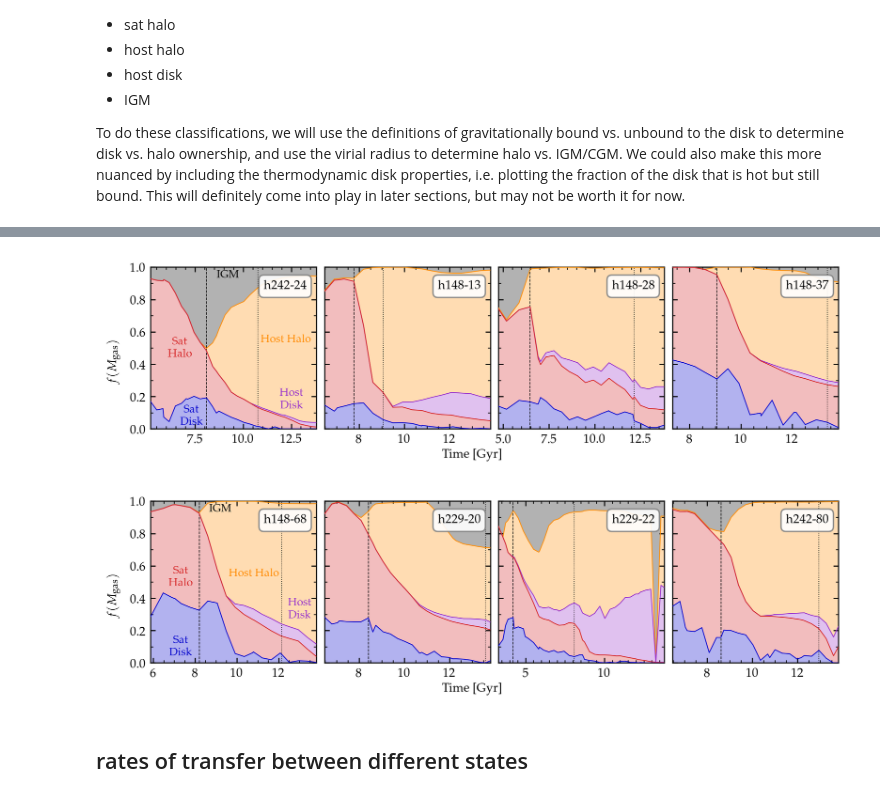
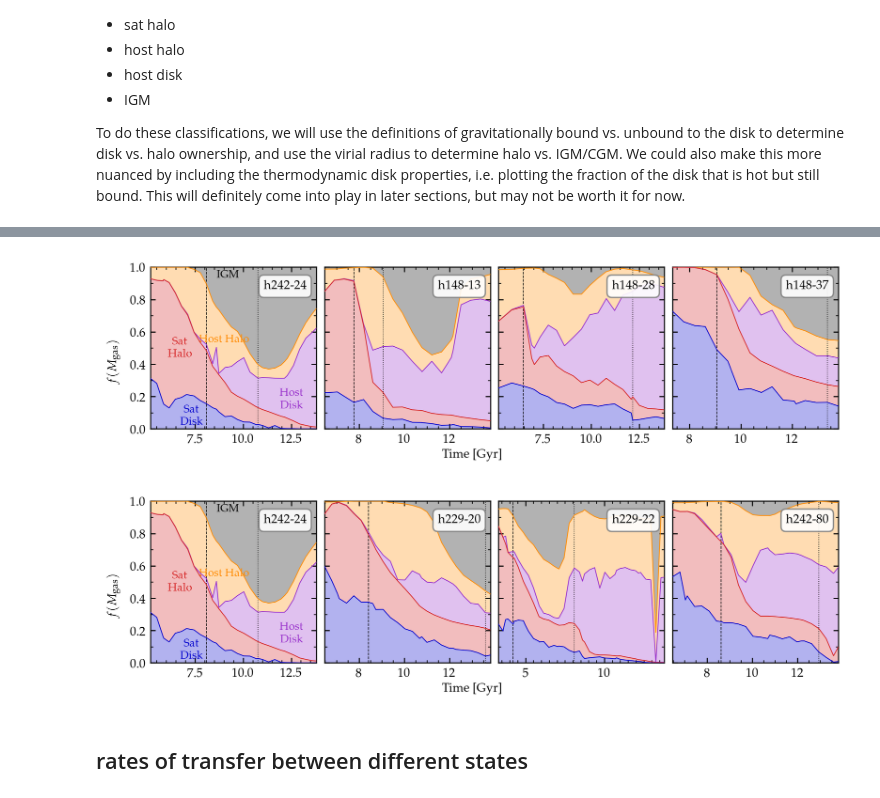
Before and after one commit to hollisakins/Justice_League_Code, a Jupyter notebook: Analysis/RamPressure/ParticleTrackingPlots.ipynb, the cells around one changed output, grey strips where cells are left out. Cells and saved outputs as stored; diff of their text form; code cells hidden in the pictures.

Commit message:
particle tracking with spatial cut

```diff
--- a/Analysis/RamPressure/ParticleTrackingPlots.ipynb
+++ b/Analysis/RamPressure/ParticleTrackingPlots.ipynb
@@ -196,5 +197,0 @@ We need to first define our gravitationally bound disk:
-# %%
-path = '../../Data/ram_pressure.hdf5'
-properties = pd.read_hdf(path, key=key)
-# %%
-data = pd.merge(particles, masses, on='time', how='left')
@@ -253,3 +211,9 @@ CGM = ~in_satellite
+# %%
+data['sat_disk'] = sat_disk
+data['sat_halo'] = sat_halo
+data['host_disk'] = host_disk
+data['host_halo'] = host_halo
+data['IGM'] = IGM
 # %%
 times = np.unique(data.time)
 
@@ -336,14 +295,22 @@ def fill_fractions_ax(key, ax, label=False):
     data = pd.read_hdf(path, key=key)
     timescales = read_timescales()
 
-    # temporary
-    data = data.rename(columns={'sat_disk': 'sat_disk_wrong', 'host_disk': 'host_disk_wrong',
-                                'sat_halo': 'sat_halo_wrong', 'host_halo': 'host_halo_wrong'})
+    grav_disk_sat = np.array(data.ratio_sat) < 1
+    grav_disk_host = np.array(data.ratio_host) < 1
+    in_satellite = np.array(data.r_per_Rvir) < 1
+    in_host = np.array(data.r_rel_host_per_Rvir) < 1
 
-    data['sat_disk'] = (data.rho >= 0.1) & (data.temp <= 1.2e4) & (data.r <= 3)
-    data['sat_halo'] = (data.r_per_Rvir < 1) & ~data.sat_disk
-    data['host_disk'] = (data.rho >= 0.1) & (data.temp <= 1.2e4) & (data.r_per_Rvir > 1) & (data.h1dist < 0.1)
-    data['host_halo'] = (data.r_per_Rvir > 1) & (data.h1dist < 1) & ~data.host_disk
+    sat_disk = grav_disk_sat & in_satellite
+    sat_halo = ~grav_disk_sat & in_satellite
+    host_disk = grav_disk_host & ~in_satellite & in_host
+    host_halo = ~grav_disk_host & ~in_satellite & in_host
+    IGM = ~in_host
+
+    data['sat_disk'] = sat_disk
+    data['sat_halo'] = sat_halo
+    data['host_disk'] = host_disk
+    data['host_halo'] = host_halo
+    data['IGM'] = IGM
 
     times = np.unique(data.time)
 
@@ -395,7 +362,7 @@ def fill_fractions_ax(key, ax, label=False):
             ax.annotate('Sat \n Disk',(7.3,0.08),ha='center', va='center', color=colors[0], size=fontsize)
             ax.annotate('Sat \n Halo',(6.7,0.5),ha='center', va='center', color=colors[1], size=fontsize)
             ax.annotate('Host \n Disk',(12.5,0.18),ha='center', va='center', color=colors[2], size=fontsize)
-            ax.annotate('Host Halo',(12.2,0.55),ha='center', va='center', color=colors[3], size=fontsize)
+            ax.annotate('Host Halo',(9,0.55),ha='center', va='center', color=colors[3], size=fontsize)
             ax.annotate('IGM',(9.2,0.95),ha='center', va='center', color=colors[4], size=fontsize)
         if key=='h148_68':
             ax.annotate('Sat \n Disk',(7.3,0.1),ha='center', va='center', color=colors[0], size=fontsize)
@@ -413,44 +380,44 @@ def fill_fractions_ax(key, ax, label=False):
     ax.annotate(key.replace('_','-'), (0.94, 0.92), xycoords='axes fraction', ha='right', va='top',
                 bbox=dict(boxstyle='round,pad=0.4', fc='w', ec='0.5', alpha=0.9), zorder=100)
 # %%
-keys = ['h242_24', 'h148_13', 'h148_28', 'h148_37', 'h148_68', 'h229_20', 'h229_22', 'h242_80']
+keys = ['h242_24', 'h148_13', 'h148_28', 'h148_37', 'h242_24', 'h229_20', 'h229_22', 'h242_80']
 
 fig = plt.figure(figsize=(7.5, 2), dpi=300)
 gs = mpl.gridspec.GridSpec(nrows=1, ncols=4, figure=fig)
 gs.update(wspace=0.05, top=0.98, right=0.99, left=0.07, bottom=0.17)
 
 ax0,ax1,ax2,ax3 = plt.subplot(gs[0]),plt.subplot(gs[1]),plt.subplot(gs[2]),plt.subplot(gs[3])
 
 fill_fractions_ax(keys[0],ax0, label=True)
 fill_fractions_ax(keys[1],ax1)
 fill_fractions_ax(keys[2],ax2)
 fill_fractions_ax(keys[3],ax3)
 
 fig.text(0.5, 0.04, 'Time [Gyr]', ha='center', va='center')
 fig.text(0.02, 0.5, r'$f(M_{\rm gas})$', ha='center', va='center', rotation='vertical')
 
-plt.savefig(f'plots/fractions/fractions_1.pdf')
+plt.savefig(f'plots/fractions/fractions_1_grav.pdf')
 plt.show()
 
 fig = plt.figure(figsize=(7.5, 2), dpi=300)
 gs = mpl.gridspec.GridSpec(nrows=1, ncols=4, figure=fig)
 gs.update(wspace=0.05, top=0.98, right=0.99, left=0.07, bottom=0.17)
 
 ax0,ax1,ax2,ax3 = plt.subplot(gs[0]),plt.subplot(gs[1]),plt.subplot(gs[2]),plt.subplot(gs[3])
 
 fill_fractions_ax(keys[4],ax0, label=True)
 fill_fractions_ax(keys[5],ax1)
 fill_fractions_ax(keys[6],ax2)
 fill_fractions_ax(keys[7],ax3)
 
 fig.text(0.5, 0.04, 'Time [Gyr]', ha='center', va='center')
 fig.text(0.02, 0.5, r'$f(M_{\rm gas})$', ha='center', va='center', rotation='vertical')
 
-plt.savefig(f'plots/fractions/fractions_2.pdf')
+plt.savefig(f'plots/fractions/fractions_2_grav.pdf')
 plt.show()
 # %% [output]
-[figure, old version]
+[figure, new version]
-[figure, old version]
+[figure, new version]
 # %% [markdown]
 ## rates of transfer between different states
 # %% [markdown]
```
Also changed, not shown: parts of 11 cells of this notebook, 1 other file.
